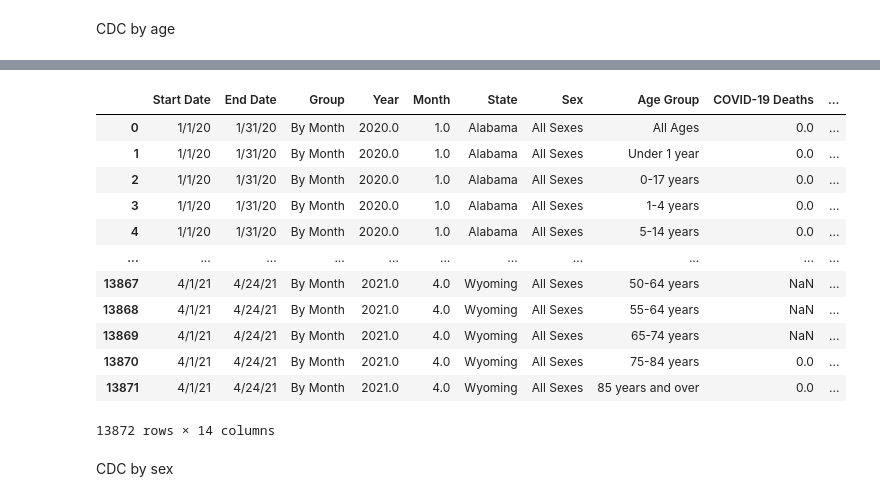
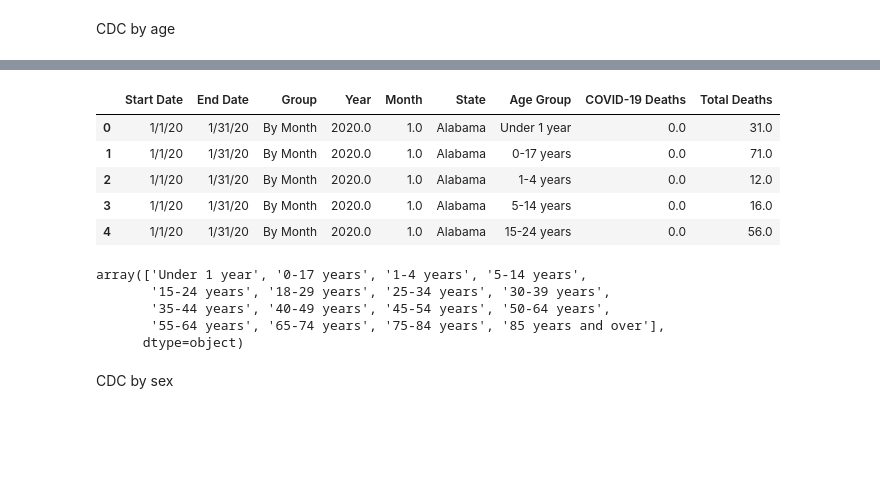
Before and after one commit to jenniecinelli/project_one, a Jupyter notebook: jennie cleaning notebook.ipynb, the cells around one changed output, grey strips where cells are left out. Cells and saved outputs as stored; diff of their text form; code cells hidden in the pictures; blank space fills up the shorter version.

Commit message:
removed irrelevant data

```diff
--- a/jennie cleaning notebook.ipynb
+++ b/jennie cleaning notebook.ipynb
@@ -217,8 +13,7 @@ age_sex_data.head()
 # %%
-by_age_group = age_sex_data.loc[(age_sex_data['Sex'] == 'All Sexes')]
-age_month = by_age_group.loc[by_age_group['Group']=='By Month']
-age_state = age_month.loc[age_month['State']!='Puerto Rico']
+age_state = age_sex_data.loc[(age_sex_data['Sex'] == 'All Sexes')]
+age_state = age_state.loc[age_state['Group']=='By Month']
+age_state = age_state.loc[age_state['State']!='Puerto Rico']
 age_state = age_state.loc[age_state['State']!='United States']
 age_state = age_state.loc[age_state['State']!='District of Columbia']
 age_data = age_state.loc[age_state['Age Group']!='All Ages']
-age_data.head()
@@ -253,18 +31,19 @@ age_data.head()
 # %%
-by_age_data = age_state.reset_index(drop=True)
-by_age_data
+by_age_data = age_data.reset_index(drop=True)
+by_age_data.head()
 # %% [output]
-|  | Start Date | End Date | Group | Year | Month | State | Sex | Age Group | COVID-19 Deaths | ... |
-| 0 | 1/1/20 | 1/31/20 | By Month | 2020.0 | 1.0 | Alabama | All Sexes | All Ages | 0.0 | ... |
-| 1 | 1/1/20 | 1/31/20 | By Month | 2020.0 | 1.0 | Alabama | All Sexes | Under 1 year | 0.0 | ... |
-| 2 | 1/1/20 | 1/31/20 | By Month | 2020.0 | 1.0 | Alabama | All Sexes | 0-17 years | 0.0 | ... |
-| 3 | 1/1/20 | 1/31/20 | By Month | 2020.0 | 1.0 | Alabama | All Sexes | 1-4 years | 0.0 | ... |
-| 4 | 1/1/20 | 1/31/20 | By Month | 2020.0 | 1.0 | Alabama | All Sexes | 5-14 years | 0.0 | ... |
-| ... | ... | ... | ... | ... | ... | ... | ... | ... | ... | ... |
-| 13867 | 4/1/21 | 4/24/21 | By Month | 2021.0 | 4.0 | Wyoming | All Sexes | 50-64 years | NaN | ... |
-| 13868 | 4/1/21 | 4/24/21 | By Month | 2021.0 | 4.0 | Wyoming | All Sexes | 55-64 years | NaN | ... |
-| 13869 | 4/1/21 | 4/24/21 | By Month | 2021.0 | 4.0 | Wyoming | All Sexes | 65-74 years | NaN | ... |
-| 13870 | 4/1/21 | 4/24/21 | By Month | 2021.0 | 4.0 | Wyoming | All Sexes | 75-84 years | 0.0 | ... |
-| 13871 | 4/1/21 | 4/24/21 | By Month | 2021.0 | 4.0 | Wyoming | All Sexes | 85 years and over | 0.0 | ... |
+|  | Start Date | End Date | Group | Year | Month | State | Age Group | COVID-19 Deaths | Total Deaths |
+| 0 | 1/1/20 | 1/31/20 | By Month | 2020.0 | 1.0 | Alabama | Under 1 year | 0.0 | 31.0 |
+| 1 | 1/1/20 | 1/31/20 | By Month | 2020.0 | 1.0 | Alabama | 0-17 years | 0.0 | 71.0 |
+| 2 | 1/1/20 | 1/31/20 | By Month | 2020.0 | 1.0 | Alabama | 1-4 years | 0.0 | 12.0 |
+| 3 | 1/1/20 | 1/31/20 | By Month | 2020.0 | 1.0 | Alabama | 5-14 years | 0.0 | 16.0 |
+| 4 | 1/1/20 | 1/31/20 | By Month | 2020.0 | 1.0 | Alabama | 15-24 years | 0.0 | 56.0 |
-13872 rows × 14 columns
+# %%
+by_age_data['Age Group'].unique()
+# %% [output]
+array(['Under 1 year', '0-17 years', '1-4 years', '5-14 years',
+       '15-24 years', '18-29 years', '25-34 years', '30-39 years',
+       '35-44 years', '40-49 years', '45-54 years', '50-64 years',
+       '55-64 years', '65-74 years', '75-84 years', '85 years and over'],
+      dtype=object)
 # %%
```
Also changed, not shown: parts of 49 cells of this notebook, 7 other files.
